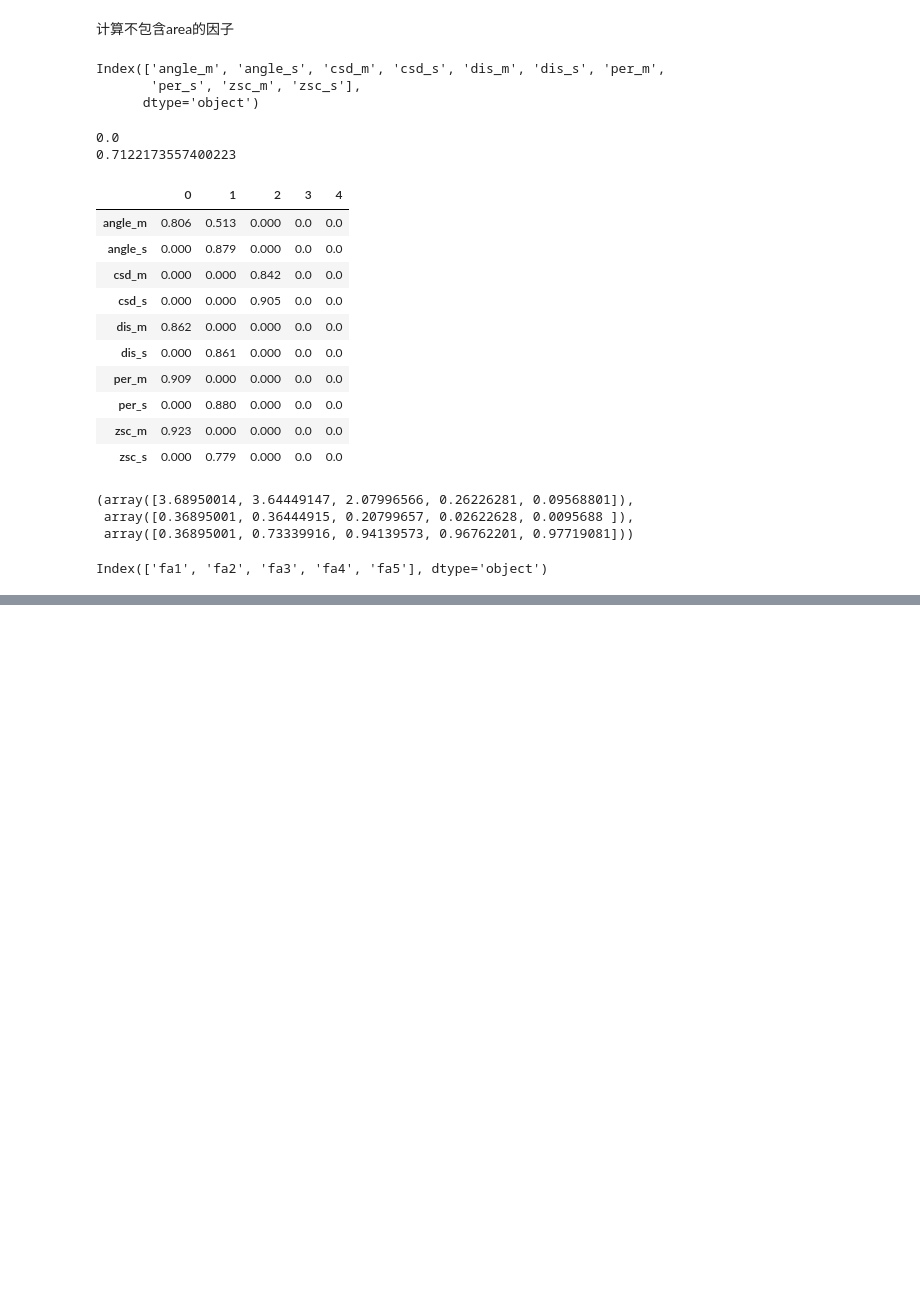
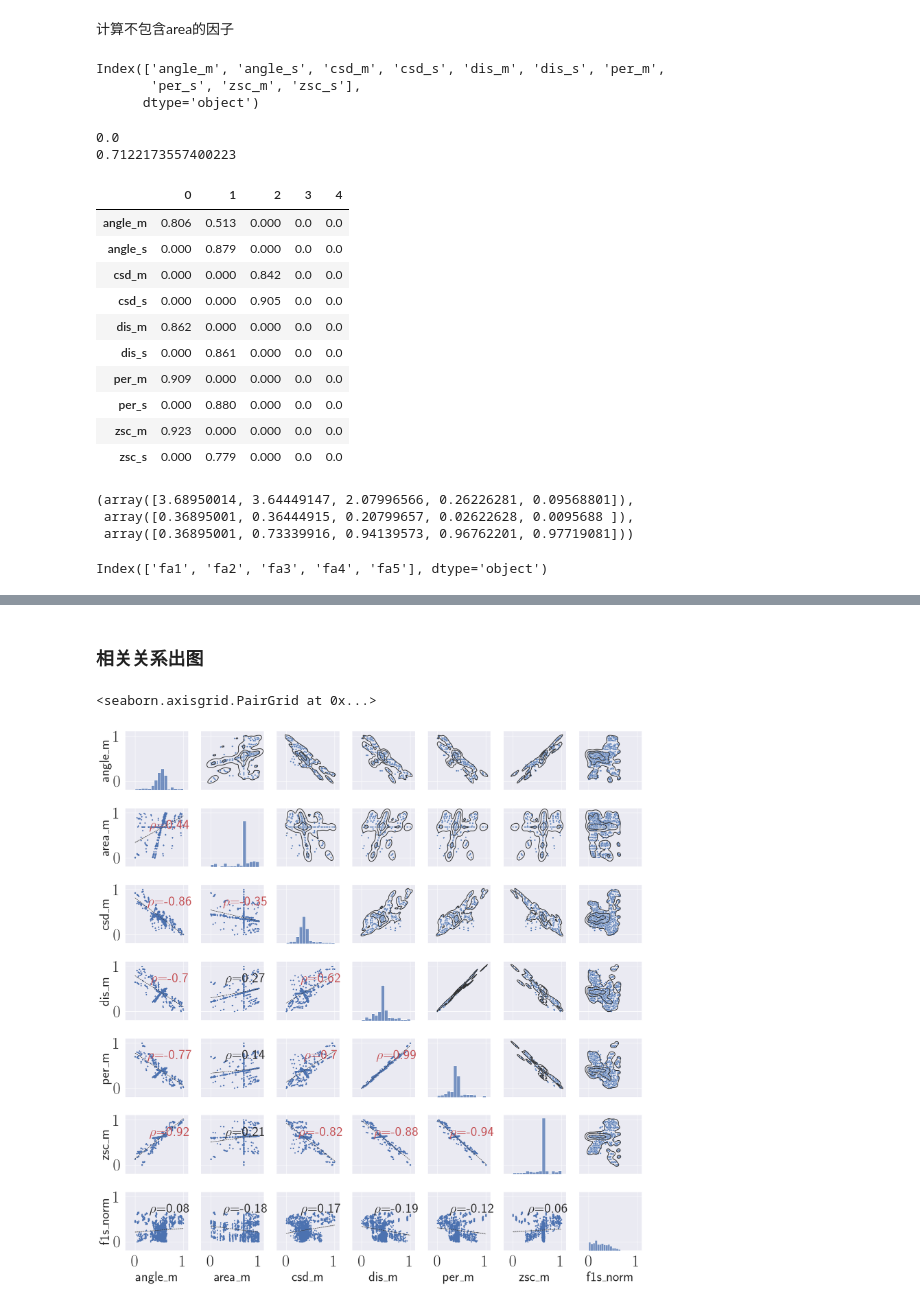
Before and after one commit to DLoveS1314/test_RandomForestRegressor, a Jupyter notebook: processdata.ipynb, the cells around one changed output, grey strips where cells are left out. Drawn from its saved outputs; the diff is of its cells as text; code cells hidden in the pictures; blank space fills up the shorter version.

```diff
--- a/processdata.ipynb
+++ b/processdata.ipynb
@@ -176,7 +200,7 @@ save result to /home/dls/data/openmmlab/mmclassification/tools/pandas_save/out/I
 # %%
 # path = '/home/dls/data/openmmlab/mmclassification/tools/pandas_save/out'
 path = '/home/dls/data/openmmlab/mmclassification/tools/large_samples_b60/out'
-outpath = '/home/dls/data/openmmlab/test_RandomForestRegressor/processdata/large_samples_b60'
+outpath = '/home/dls/data/openmmlab/test_RandomForestRegressor/processdata/large_samples_b60_dggmean'
 json_path = '/home/dls/data/openmmlab/mmclassification/tools/pandas_save/out_0_0'
 
 proj = ['FULLER','ISEA']
@@ -241,6 +265,13 @@ for prj , tpo in product(proj,topo):
         value = float(pre_test[key])
         # print(key ,value)
         df_drop[f'{key}_norm'] = abs( (value-df_drop[key])/value )##预测精度数据标准化一下 存成对应的norm数据 利用的是 0 0 位置处进行标准化
+
+    csv_mean = os.path.join('/home/dls/data/openmmlab/test_RandomForestRegressor/mean',f"{prj}{tpo}_{res}_mean.csv") #0 0 位置处的格网几何属性
+    metric_mean = pd.read_csv(csv_mean)
+    # metric_mean= metric_mean.drop(['name', 'r_lon', 'r_lat' ], axis=1 )
+    for key ,val in metric_mean.items():##因为涉及负值 所以用变化率来表示 abs((a-b)/a)
+        value = float(metric_mean[key])
+        df_drop[f'{key}_meannorm'] = abs( (value-df_drop[key])/value ) ##几何属性数据标准化一下 存成对应的norm数据 利用的是全球位置的均值进行标准化
         # print(df_drop[f'{key}_norm'])
     # 根据计算的 mean_norm  计算mean_norm的std
     # for column_name, column_data in df_drop.items ():#遍历每一列
@@ -266,9 +297,10 @@ for prj , tpo in product(proj,topo):
     df_drop = df_drop[sorted(df_drop.columns)]
     # print(preci_norm[preci_norm>0.8])
 
-    # df_drop.head()
+    # print(df_drop.head())
+    # break
     # 输出处理好的数据
-    os.makedirs(outpath,   exist_ok=True)
+    # os.makedirs(outpath,   exist_ok=True)
     outdirname = os.path.join(outpath,f"{prj}{tpo}_{res}_process.csv")
     df_drop.to_csv(outdirname,index=False)
     # print(df_drop.head())
@@ -808,0 +951,51 @@ dataset_all_noarea.to_csv('score_factor_noarea.csv',index=False)
+# %% [markdown]
+### 相关关系出图
+# %%
+import seaborn as sns
+import numpy as np
+import matplotlib.pyplot as plt
+# sns.set_style("whitegrid") # 设置seaborn样式
+plt.rc('text', usetex=True) # 启用LaTeX
+plt.rc('font', family='sans-serif') # 设置LaTeX字体
+sns.set(  font_scale=2.5 )
+
+dataset = pd.concat([df_normalized_mean,data_y['f1s_norm']],axis=1)
+def qqplot (x, y, **kwargs):
+   regax =sns.regplot(x=x,y=y,line_kws={"color": "k","linewidth": 0.8, "linestyle": "--"}, scatter_kws={"s": 2   })##,marker="*" , "color": "k"
+def hexbin(x, y, color, **kwargs):
+    cmap = sns.light_palette(color, as_cmap=True)
+    plt.hexbin(x, y, gridsize=25, cmap=cmap, **kwargs)
+def upper_regplot(x, y, **kwargs):
+      scaax =sns.kdeplot(x=x,y=y  )
+def generate_text(x,y, **kwargs):
+      scaax = plt.gca()
+      x_lim = (-0.05,1.1)
+      x_range = scaax.get_xlim()[1] - scaax.get_xlim()[0]
+      y_range = scaax.get_ylim()[1] - scaax.get_ylim()[0]
+      value = round(abs(x.corr(y)), 2)
+      if value >0.3:
+            color='r'
+            fontweight='heavy'
+      else:
+            color=None
+            fontweight='normal'
+
+      text = r"$\rho$"+  f"={round(x.corr(y), 2)}"
+      # plt.gca().set_color(p1.get_color())
+      plt.text(x_lim[1]*0.65 ,x_lim[1]*0.65 , text, ha='center', va='center',fontsize =30,color=color,fontweight=fontweight)
+g = sns.PairGrid(dataset )
+g.map_lower(qqplot)
+g.map_lower(generate_text)
+x_lim = (-0.2,1.1)
+y_lim = (-0.2,1.1)
+g.set(xticks=[0,1], yticks=[0,1],xlim =x_lim,ylim=y_lim)
+g.map_upper(sns.kdeplot, levels=4, color=".2")
+g.map_upper(sns.scatterplot,s=8)
+
+g.map_diag(sns.histplot,  bins=15)
+# g.map_upper(generate_text)
+g.tick_params(direction='out', labelsize = 'large' ,   grid_alpha=0.8)
+# g.savefig('./scatter.png')
+# %% [output]
+<seaborn.axisgrid.PairGrid at 0x...>
+[figure, added]
```
Also changed, not shown: parts of 12 cells of this notebook, 2 other files.
